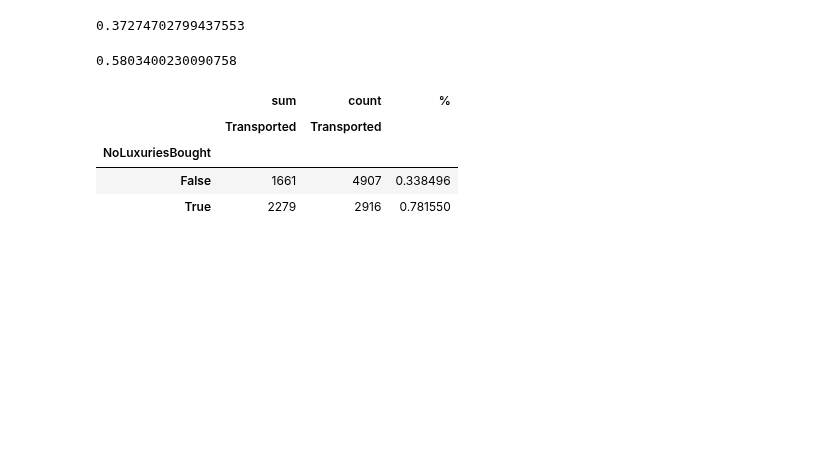
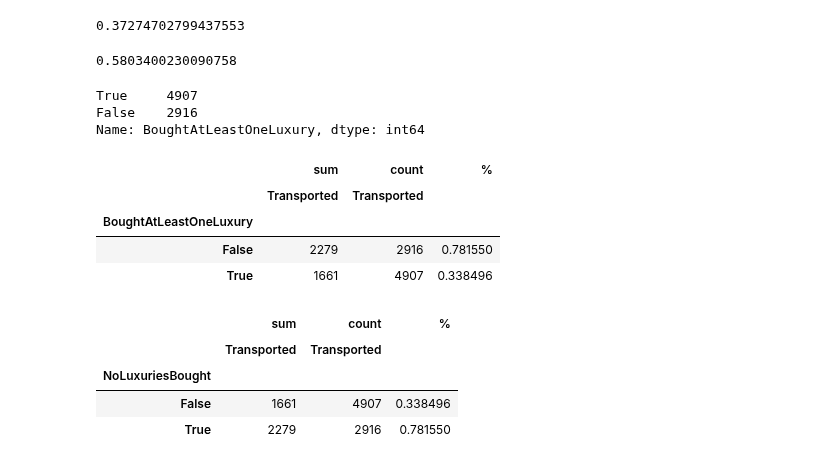
Before and after one commit to PashaIanko/Kaggle.Spaceship-Titanic, a Jupyter notebook: 1_data_exploration.ipynb, the cells around one changed output. Drawn from its saved outputs; the diff is of its cells as text; code cells hidden in the pictures; blank space fills up the shorter version.

```diff
--- a/1_data_exploration.ipynb
+++ b/1_data_exploration.ipynb
@@ -500,6 +588,32 @@ df_exploration['NoLuxuriesBought'] = \
     & (df_exploration.VRDeck == 0) \
     & (df_exploration.Spa == 0) \
     & (df_exploration.RoomService == 0)
+# %%
+ def check_is_false(val):
+     return val is False
+
+df_exploration['BoughtAtLeastOneLuxury'] = \
+    df_exploration['NoLuxuriesBought'].map(check_is_false)
+# %%
+df_exploration['BoughtAtLeastOneLuxury'].value_counts()
+# df_exploration['NoLuxuriesBought'].value_counts()
+# %% [output]
+True     4907
+False    2916
+Name: BoughtAtLeastOneLuxury, dtype: int64
+# %%
+prepare_pivot_table(
+    df_exploration,
+    ['Transported'],
+    ['BoughtAtLeastOneLuxury'],
+    ['sum', 'count']
+)
+# %% [output]
+|  | sum | count | % |
+|  | Transported | Transported |  |
+| BoughtAtLeastOneLuxury |  |  |  |
+| False | 2279 | 2916 | 0.781550 |
+| True | 1661 | 4907 | 0.338496 |
 # %%
 prepare_pivot_table(
     df_exploration,
```
Also changed, not shown: parts of 11 cells of this notebook.
